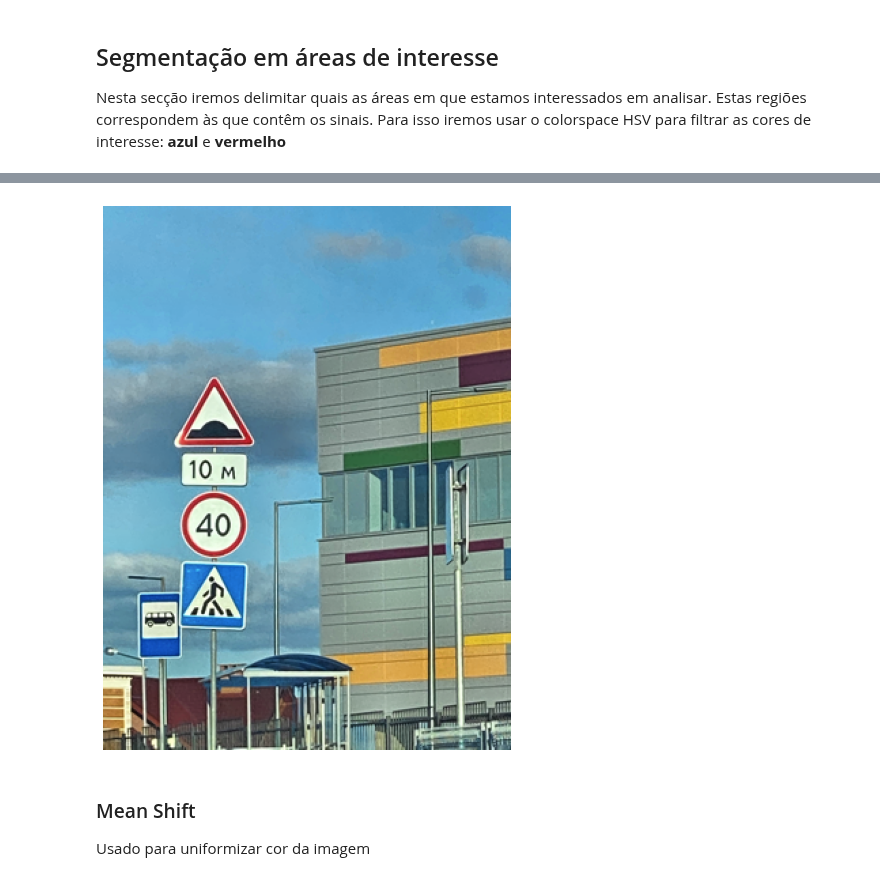
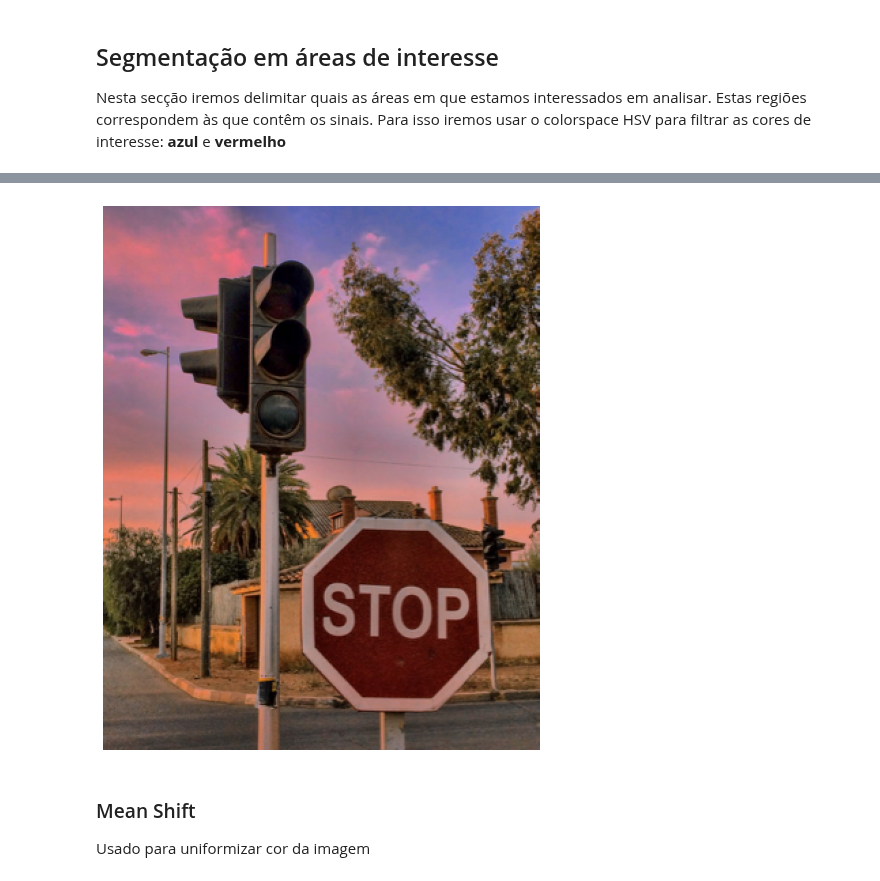
Before and after one commit to joaolucasmartins/VC2022, a Jupyter notebook: notebook.ipynb, the cells around one changed output, grey strips where cells are left out. Cells and saved outputs as stored; diff of their text form; code cells hidden in the pictures.

```diff
--- a/notebook.ipynb
+++ b/notebook.ipynb
@@ -91,7 +54,7 @@ Nesta secção iremos delimitar quais as áreas em que estamos interessados em a
 # %%
 testImages = {"speedlimit": (7, 19, 20, 70)}
 speedLimitId = filterType(["crosswalk"]).index[10]
-speedLimitId = 576
+speedLimitId = 22
 speedLimit = importImage(speedLimitId)
 #speedLimit = cv.imread('dataset/images/test.png')
 displayImage(speedLimit)
@@ -100,14 +63,17 @@ displayImage(speedLimit)
 # %%
-clahe = cv.createCLAHE(clipLimit=1.0, tileGridSize=(8,8))
-hsv = cv.cvtColor(speedLimit, cv.COLOR_BGR2HSV)
-h,s,v = cv.split(hsv)
-s = clahe.apply(s)
-v = clahe.apply(v)
-img = cv.merge([h, s, v])
-speedLimit = cv.cvtColor(img, cv.COLOR_HSV2BGR)
-displayImage(speedLimit)
+def applyCLAHE(img):
+    clahe = cv.createCLAHE(clipLimit=1.0, tileGridSize=(8,8))
+    hsv = cv.cvtColor(speedLimit, cv.COLOR_BGR2HSV)
+    h,s,v = cv.split(hsv)
+    s = clahe.apply(s)
+    v = clahe.apply(v)
+    img = cv.merge([h, s, v])
+    img = cv.cvtColor(img, cv.COLOR_HSV2BGR)
+    return img
+
+displayImage(applyCLAHE(speedLimit))
 # %% [output]
-[figure, old version]
+[figure, new version]
 # %% [markdown]
 ### Mean Shift
 Usado para uniformizar cor da imagem
```
Also changed, not shown: parts of 21 cells of this notebook, 1 other file.
